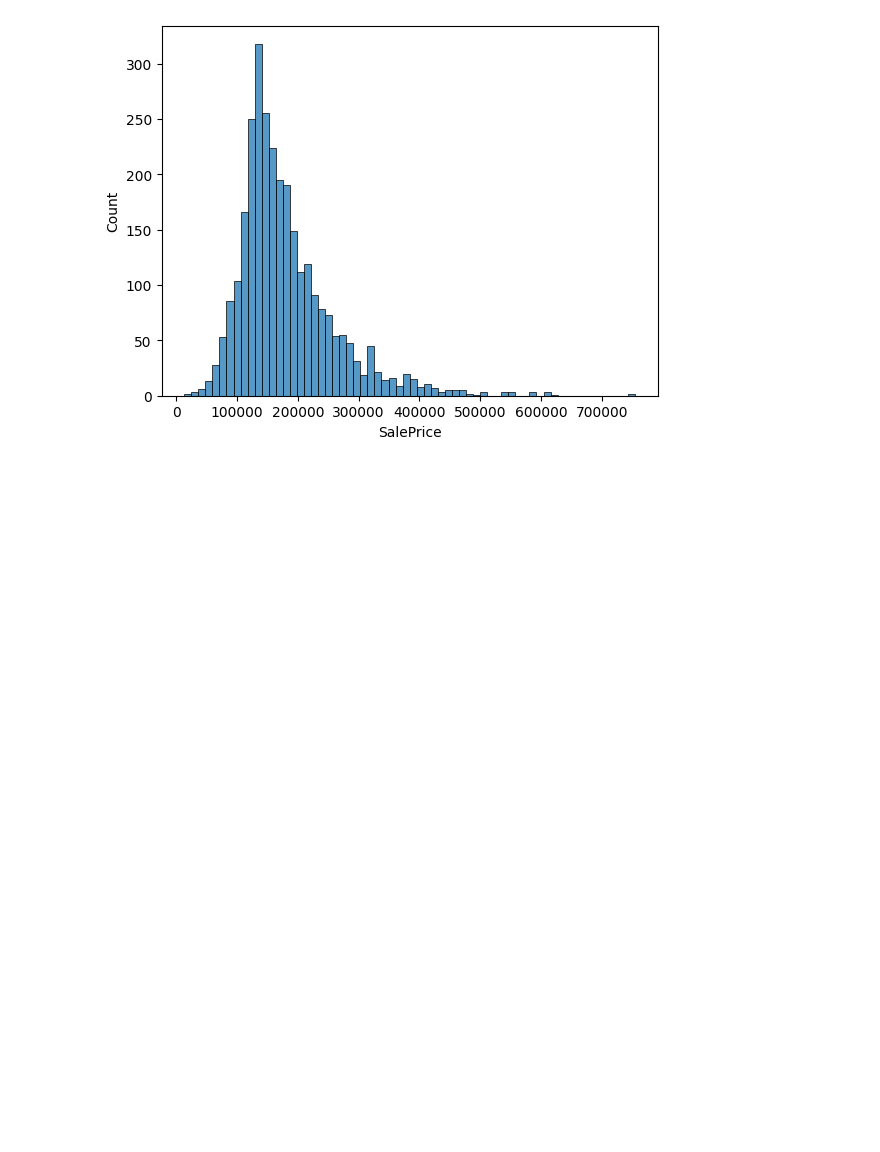
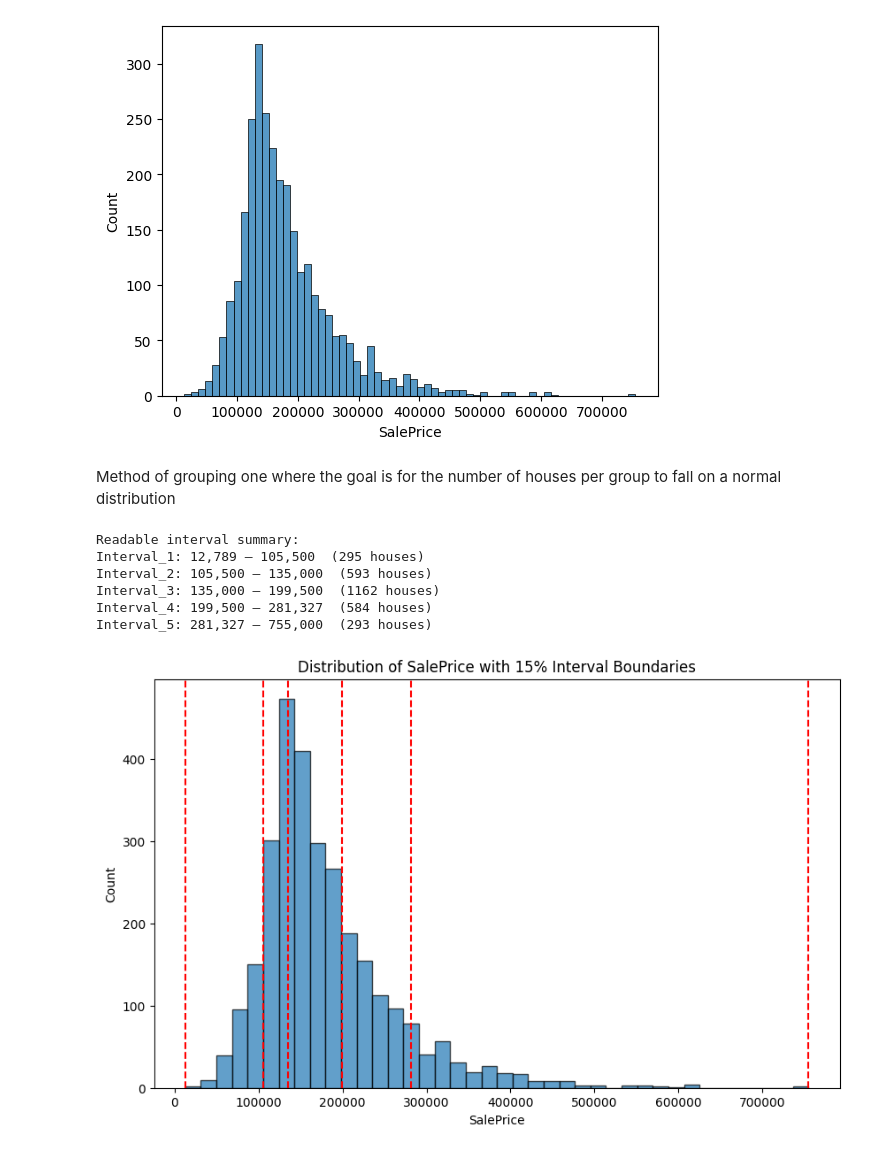
Before and after one commit to hedesiustefan/ML_Project, a Jupyter notebook: LAB3/ML_LAB3.ipynb, the cells around one changed output. Saved outputs shown, nothing was run; the diff lists cells and outputs as text; code cells hidden in the pictures; blank space fills up the shorter version.

Commit message:
Cleanded the grouping and a second approach in preparation for bayesian optimisation

```diff
--- a/LAB3/ML_LAB3.ipynb
+++ b/LAB3/ML_LAB3.ipynb
@@ -16,3 +16,49 @@ sns.histplot(df['SalePrice'])
 # %% [output]
 <Axes: xlabel='SalePrice', ylabel='Count'>
 [figure]
+# %% [markdown]
+Method of grouping one where the goal is for the number of houses per group to fall on a normal distribution
+# %%
+# Desired relative frequencies for 5 intervals
+probs = np.array([0.10, 0.30, 0.70, 0.90])  # cumulative probs
+#  -> gives 10%, then +20%, +40%, +20%, +10%
+
+# Compute actual price cut points at those quantiles
+boundaries = df['SalePrice'].quantile(probs).tolist()
+boundaries = [df['SalePrice'].min()] + boundaries + [df['SalePrice'].max()]
+
+# Create labels
+labels = [f'Interval_{i+1}' for i in range(len(boundaries) - 1)]
+
+# Cut into bins
+df['SalePrice_NormalDist_Group'] = pd.cut(df['SalePrice'], bins=boundaries, labels=labels, include_lowest=True)
+
+# Count per bin
+counts = df['SalePrice_NormalDist_Group'].value_counts().sort_index()
+
+print("\nReadable interval summary:")
+for i in range(len(boundaries) - 1):
+    low = int(boundaries[i])
+    high = int(boundaries[i + 1])
+    label = labels[i]
+    count = counts.iloc[i]
+    print(f"{label}: {low:,} – {high:,}  ({count} houses)")
+# %% [output]
+Readable interval summary:
+Interval_1: 12,789 – 105,500  (295 houses)
+Interval_2: 105,500 – 135,000  (593 houses)
+Interval_3: 135,000 – 199,500  (1162 houses)
+Interval_4: 199,500 – 281,327  (584 houses)
+Interval_5: 281,327 – 755,000  (293 houses)
+# %%
+# Plot histogram with interval boundaries
+plt.figure(figsize=(10, 6))
+plt.hist(df['SalePrice'], bins=40, edgecolor='black', alpha=0.7)
+for boundary in boundaries:
+    plt.axvline(boundary, color='red', linestyle='--')
+plt.title("Distribution of SalePrice with 15% Interval Boundaries")
+plt.xlabel("SalePrice")
+plt.ylabel("Count")
+plt.show()
+# %% [output]
+[figure, added]
```
Also changed, not shown: parts of 5 cells of this notebook, 1 other file.
